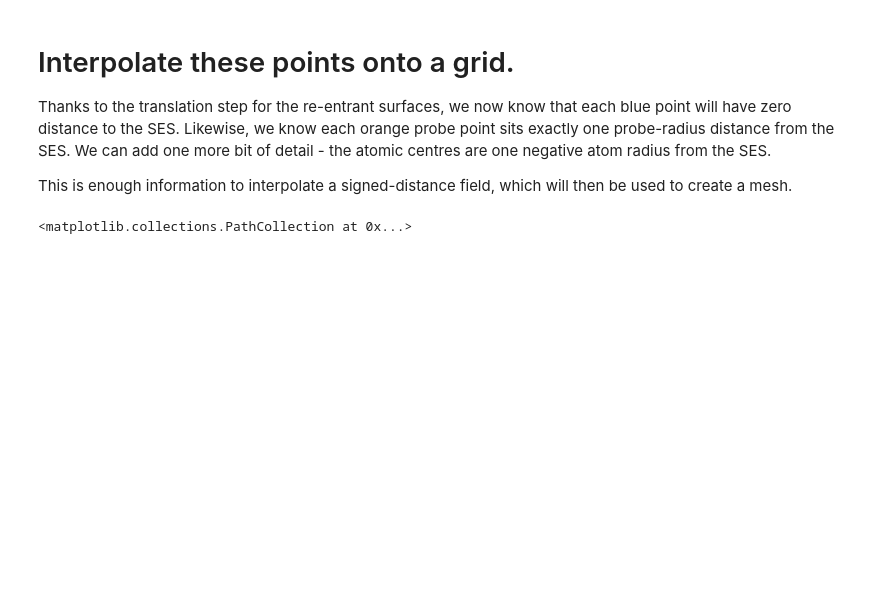
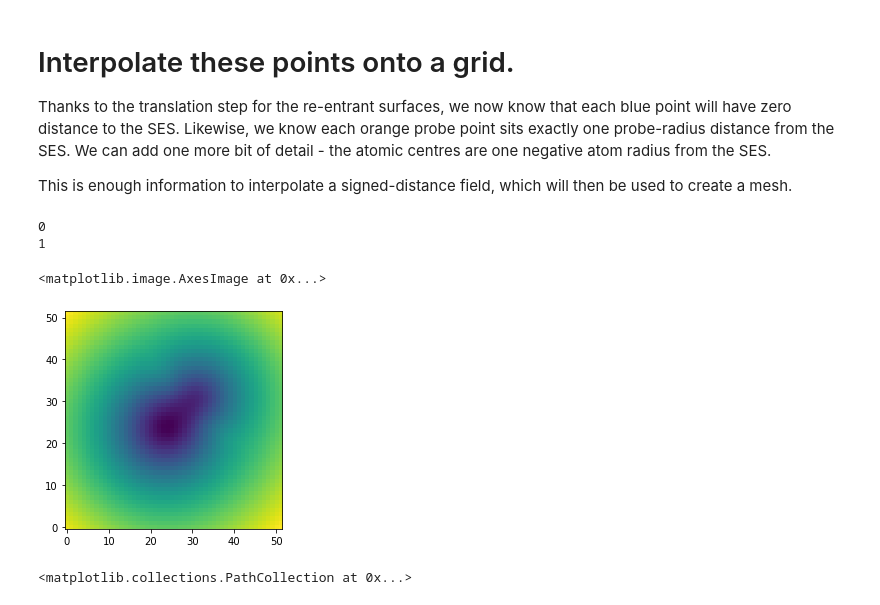
Before and after one commit to ljmartin/align, a Jupyter notebook: SES.ipynb, the cells around one changed output. Drawn from its saved outputs; the diff is of its cells as text; code cells hidden in the pictures; blank space fills up the shorter version.

```diff
--- a/SES.ipynb
+++ b/SES.ipynb
@@ -157,6 +157,7 @@ class SESMesh(object):
 
 
     def gen_grid(self, gridsize=0.5, buf=None):
+        sesmol.gridsize = gridsize
         if buf is None:
             buf = self.PROBERAD
 
@@ -167,7 +168,8 @@ class SESMesh(object):
 
         self.bins = list()
 
-        for dim in range(len(self.min_coords.shape)+1):
+        for dim in range(self.min_coords.shape[0]):
+            print(dim)
             grid = np.linspace( self.min_coords[dim],
                                self.max_coords[dim],
                                int((self.max_coords[dim]-self.min_coords[dim])/gridsize+1)
@@ -225,8 +227,16 @@ Thanks to the translation step for the re-entrant surfaces, we now know that eac
 This is enough information to interpolate a signed-distance field, which will then be used to create a mesh.
 # %%
 sesmol.sample_sdf()
-sesmol.gen_grid(gridsize=1)
+sesmol.gen_grid(gridsize=2)
 sesmol.interp()
+# %% [output]
+0
+1
+# %%
+plt.imshow(sesmol.sdf, origin='lower')
+# %% [output]
+<matplotlib.image.AxesImage at 0x...>
+[figure, added]
 # %%
 fig,ax = plt.subplots()
 fig.set_figwidth(10)
```
Also changed, not shown: parts of 10 cells of this notebook.
